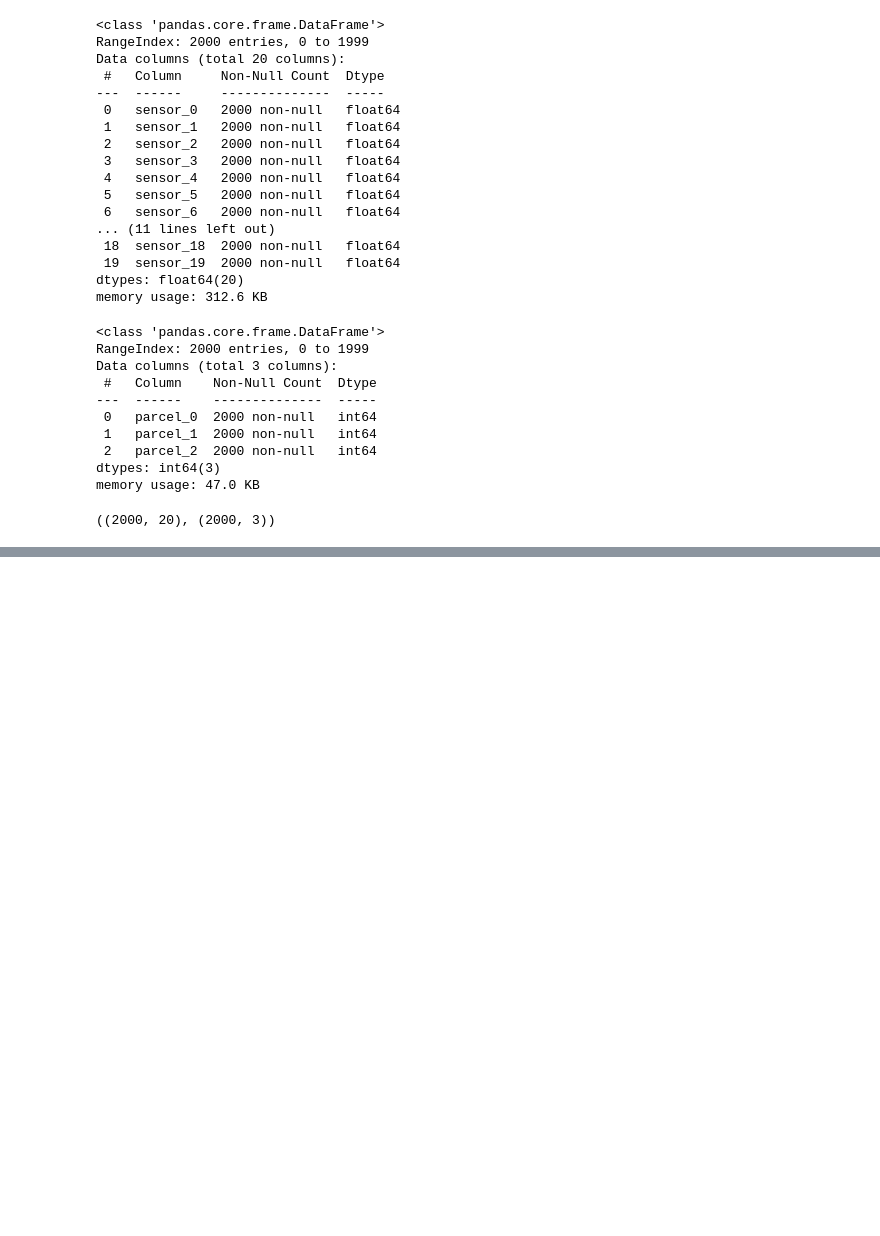
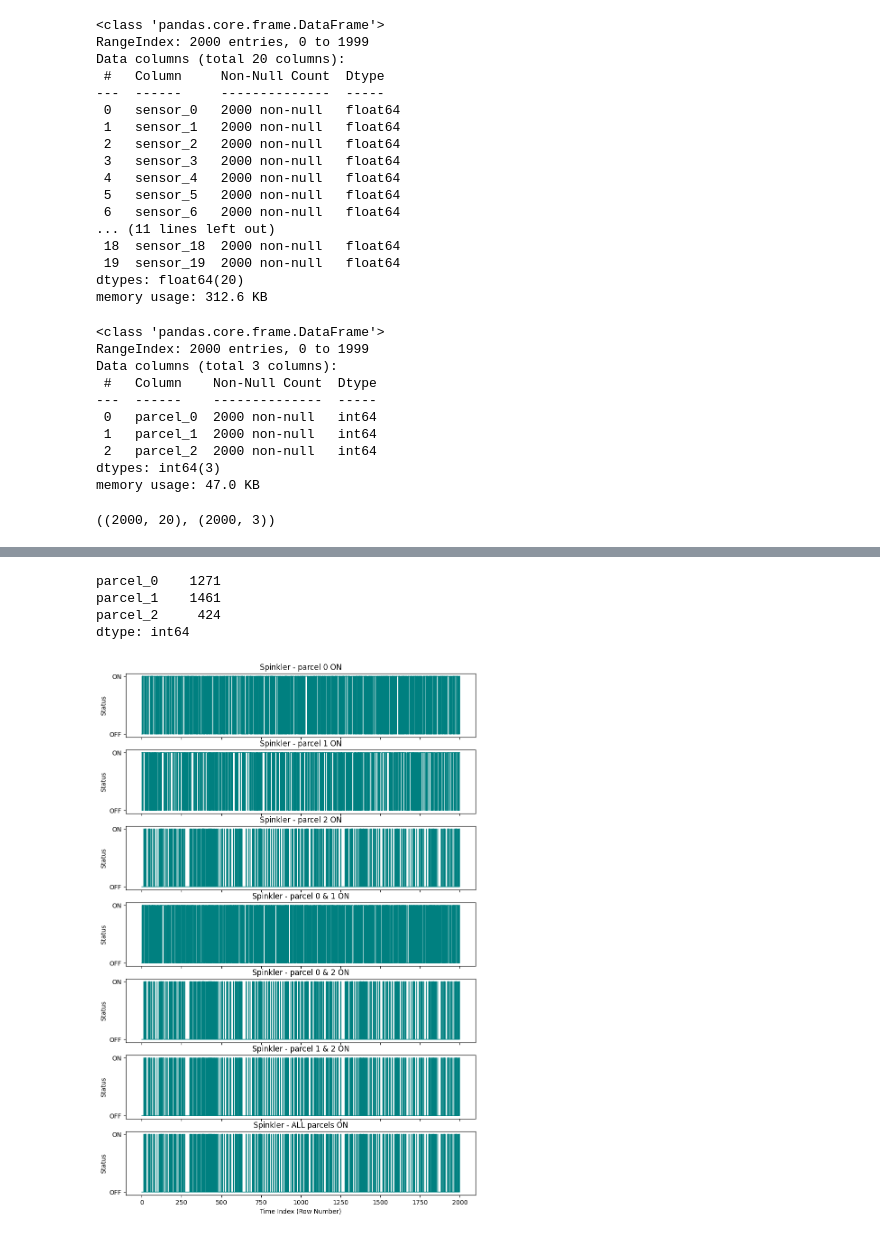
Before and after one commit to ramesh-767/Smart_Irrigation_AICTE_Shell, a Jupyter notebook: system_irrigation.ipynb, the cells around one changed output, grey strips where cells are left out. Saved outputs shown, nothing was run; the diff lists cells and outputs as text; code cells hidden in the pictures; blank space fills up the shorter version.

```diff
--- a/system_irrigation.ipynb
+++ b/system_irrigation.ipynb
@@ -157,0 +234,40 @@ x.shape, y.shape
+# %%
+print(df[['parcel_0', 'parcel_1', 'parcel_2']].sum())
+# %% [output]
+parcel_0    1271
+parcel_1    1461
+parcel_2     424
+dtype: int64
+# %%
+import matplotlib.pyplot as plt
+
+# Define parcel activation conditions with descriptive labels
+conditions = {
+    "parcel 0 ON": df['parcel_0'],
+    "parcel 1 ON": df['parcel_1'],
+    "parcel 2 ON": df['parcel_2'],
+    "parcel 0 & 1 ON": df['parcel_0'] & df['parcel_1'],
+    "parcel 0 & 2 ON": df['parcel_0'] & df['parcel_2'],
+    "parcel 1 & 2 ON": df['parcel_1'] & df['parcel_2'],
+    "ALL parcels ON": df['parcel_0'] & df['parcel_1'] & df['parcel_2'],
+}
+
+# Create vertically stacked subplots (one for each condition)
+fig, axs = plt.subplots(nrows=len(conditions), figsize=(10,15), sharex=True)
+
+# Loop through each condition to plot corresponding square wave
+for ax, (tittle, condition) in zip(axs, conditions.items()):
+    ax.step(df.index, condition.astype(int), where='post', linewidth=1, color='teal')
+    ax.set_title(f"Spinkler - {tittle}")
+    ax.set_ylabel("Status")
+    ax.set_yticks([0,1])
+    ax.set_yticklabels(['OFF', 'ON'])
+
+
+# Label x-axis on the last subplot
+axs[-1].set_xlabel("Time Index (Row Number)")
+
+#Plot
+plt.show()
+# %% [output]
+[figure, added]
```
Also changed, not shown: parts of 8 cells of this notebook, 2 other files.
